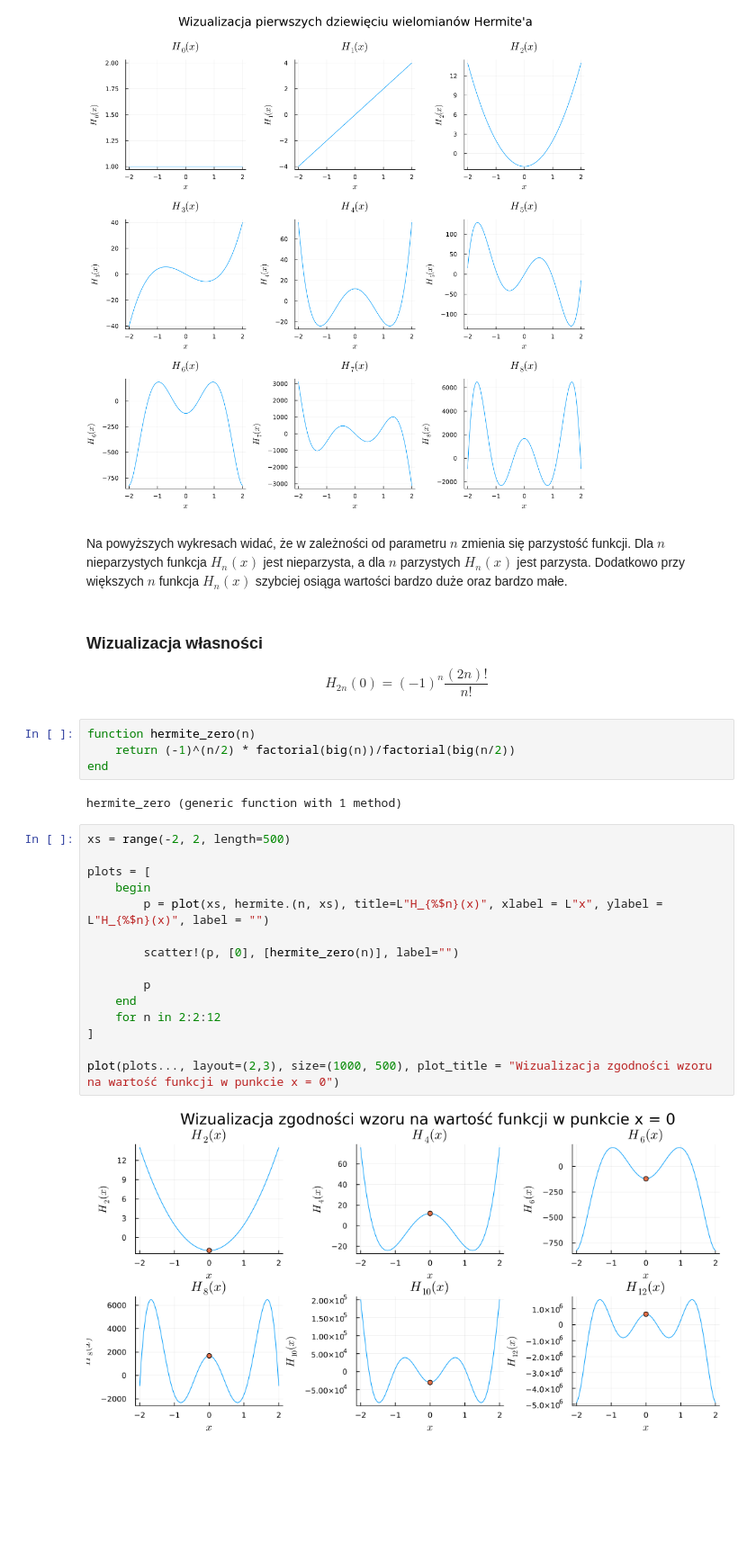
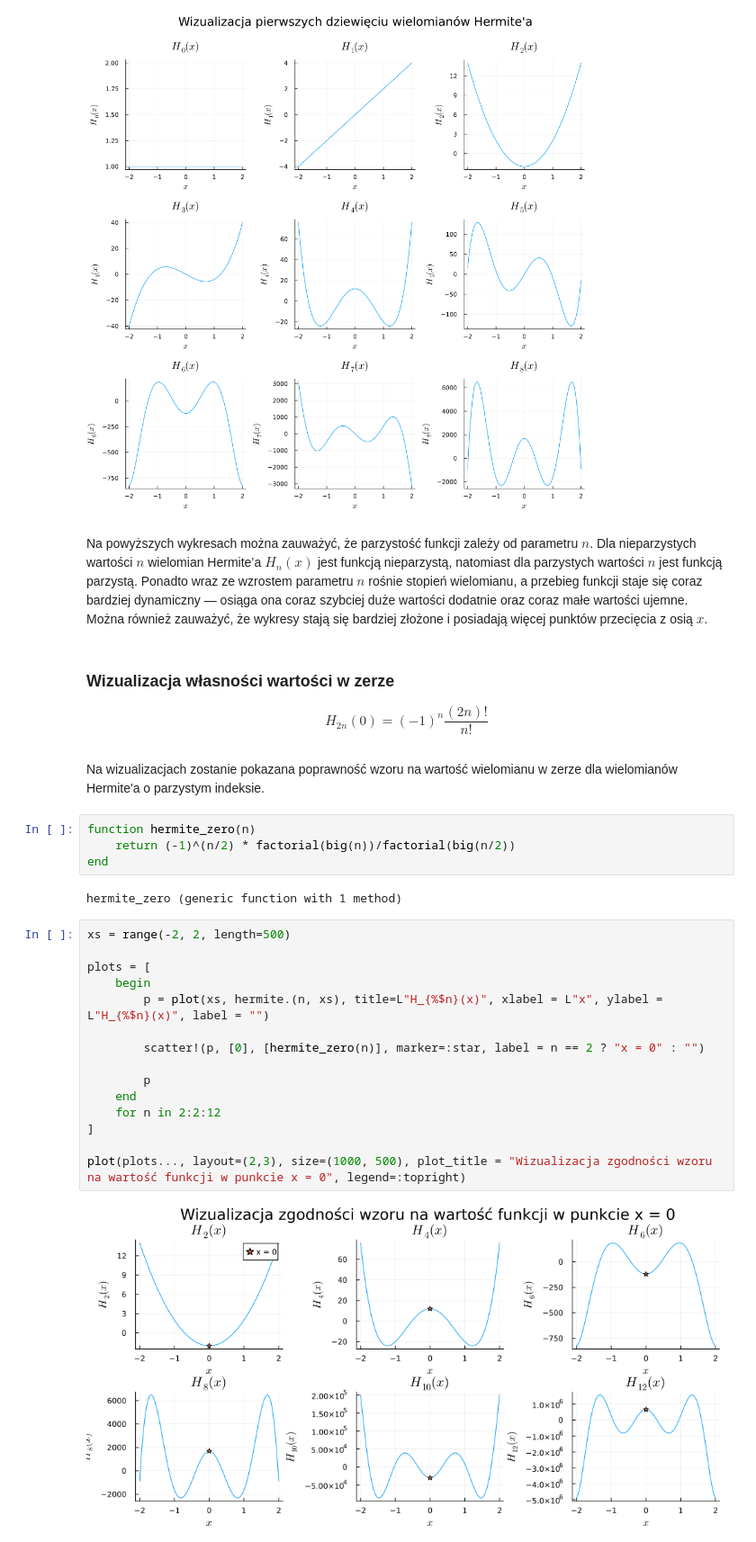
Before and after one commit to Carkules/Obliczenia_naukowe, a Jupyter notebook: wizualizacja_wlasnosci_funkcji/wizualizacja_funkcji.ipynb, the cells around one changed output. Shown at 90% size. Cells and saved outputs as stored; diff of their text form; blank space fills up the shorter version.

```diff
--- a/wizualizacja_wlasnosci_funkcji/wizualizacja_funkcji.ipynb
+++ b/wizualizacja_wlasnosci_funkcji/wizualizacja_funkcji.ipynb
@@ -56,12 +57,14 @@ plot(plots..., layout=(3,3), size=(1000, 1000), plot_title = "Wizualizacja pierw
 # %% [output]
 [figure]
 # %% [markdown]
-Na powyższych wykresach widać, że w zależności od parametru $n$ zmienia się parzystość funkcji. Dla $n$ nieparzystych funkcja $H_n(x)$ jest nieparzysta, a dla $n$ parzystych $H_n(x)$ jest parzysta. Dodatkowo przy większych $n$ funkcja $H_n(x)$ szybciej osiąga wartości bardzo duże oraz bardzo małe.
+Na powyższych wykresach można zauważyć, że parzystość funkcji zależy od parametru $n$. Dla nieparzystych wartości $n$ wielomian Hermite’a $H_n(x)$ jest funkcją nieparzystą, natomiast dla parzystych wartości $n$ jest funkcją parzystą. Ponadto wraz ze wzrostem parametru $n$ rośnie stopień wielomianu, a przebieg funkcji staje się coraz bardziej dynamiczny — osiąga ona coraz szybciej duże wartości dodatnie oraz coraz małe wartości ujemne. Można również zauważyć, że wykresy stają się bardziej złożone i posiadają więcej punktów przecięcia z osią $x$.
 # %% [markdown]
-### Wizualizacja własności
+### Wizualizacja własności wartości w zerze
 $$
     H_{2n}(0) = (-1)^{n}\frac{(2n)!}{n!}
 $$
+# %% [markdown]
+Na wizualizacjach zostanie pokazana poprawność wzoru na wartość wielomianu w zerze dla wielomianów Hermite'a o parzystym indeksie.
 # %%
 function hermite_zero(n)
     return (-1)^(n/2) * factorial(big(n))/factorial(big(n/2))
@@ -71,17 +74,17 @@ hermite_zero (generic function with 1 method)
 # %%
 xs = range(-2, 2, length=500)
 
 plots = [
     begin
         p = plot(xs, hermite.(n, xs), title=L"H_{%$n}(x)", xlabel = L"x", ylabel = L"H_{%$n}(x)", label = "")
 
-        scatter!(p, [0], [hermite_zero(n)], label="")
+        scatter!(p, [0], [hermite_zero(n)], marker=:star, label = n == 2 ? "x = 0" : "")
 
         p
     end
     for n in 2:2:12
 ]
 
-plot(plots..., layout=(2,3), size=(1000, 500), plot_title = "Wizualizacja zgodności wzoru na wartość funkcji w punkcie x = 0")
+plot(plots..., layout=(2,3), size=(1000, 500), plot_title = "Wizualizacja zgodności wzoru na wartość funkcji w punkcie x = 0", legend=:topright)
 # %% [output]
-[figure, old version]
+[figure, new version]
```
Also changed, not shown: parts of 7 cells of this notebook.
